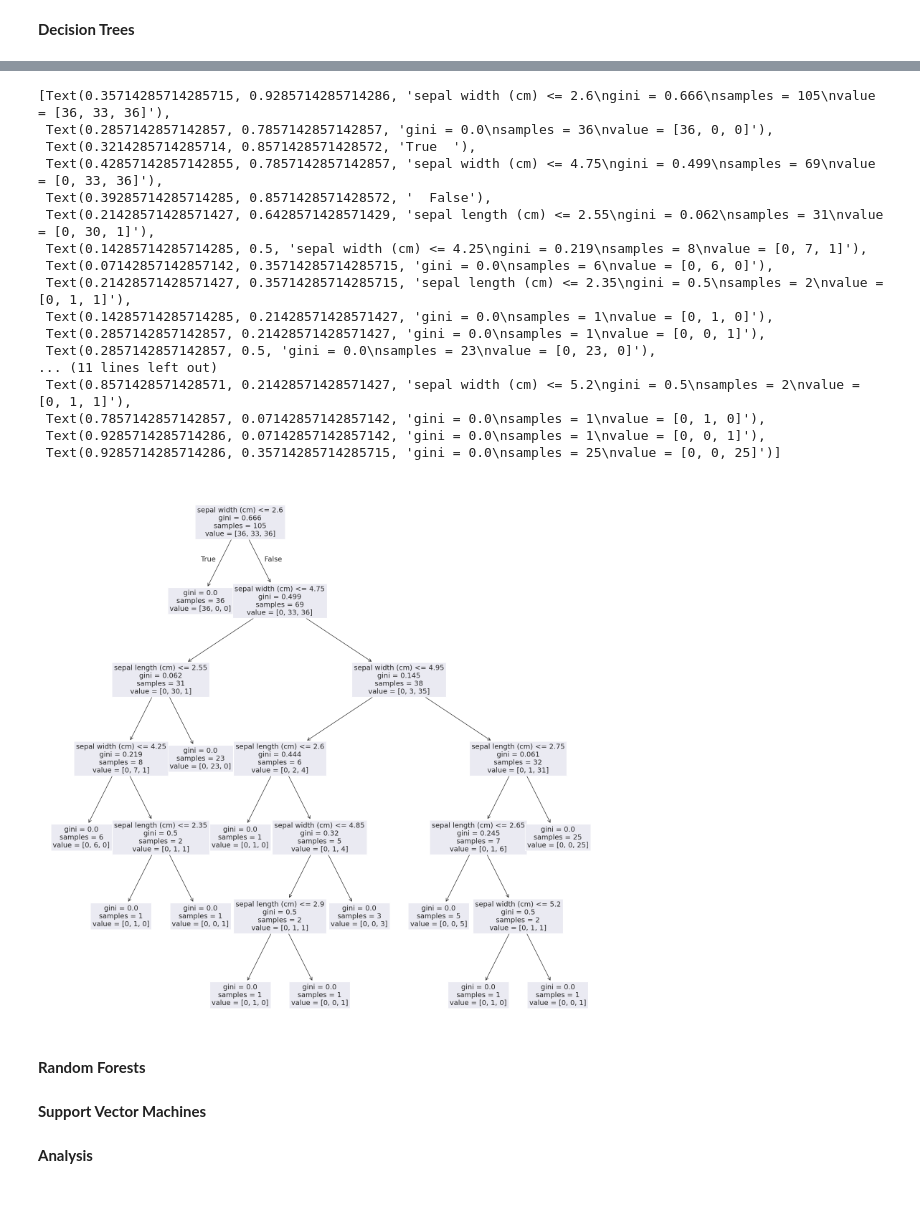
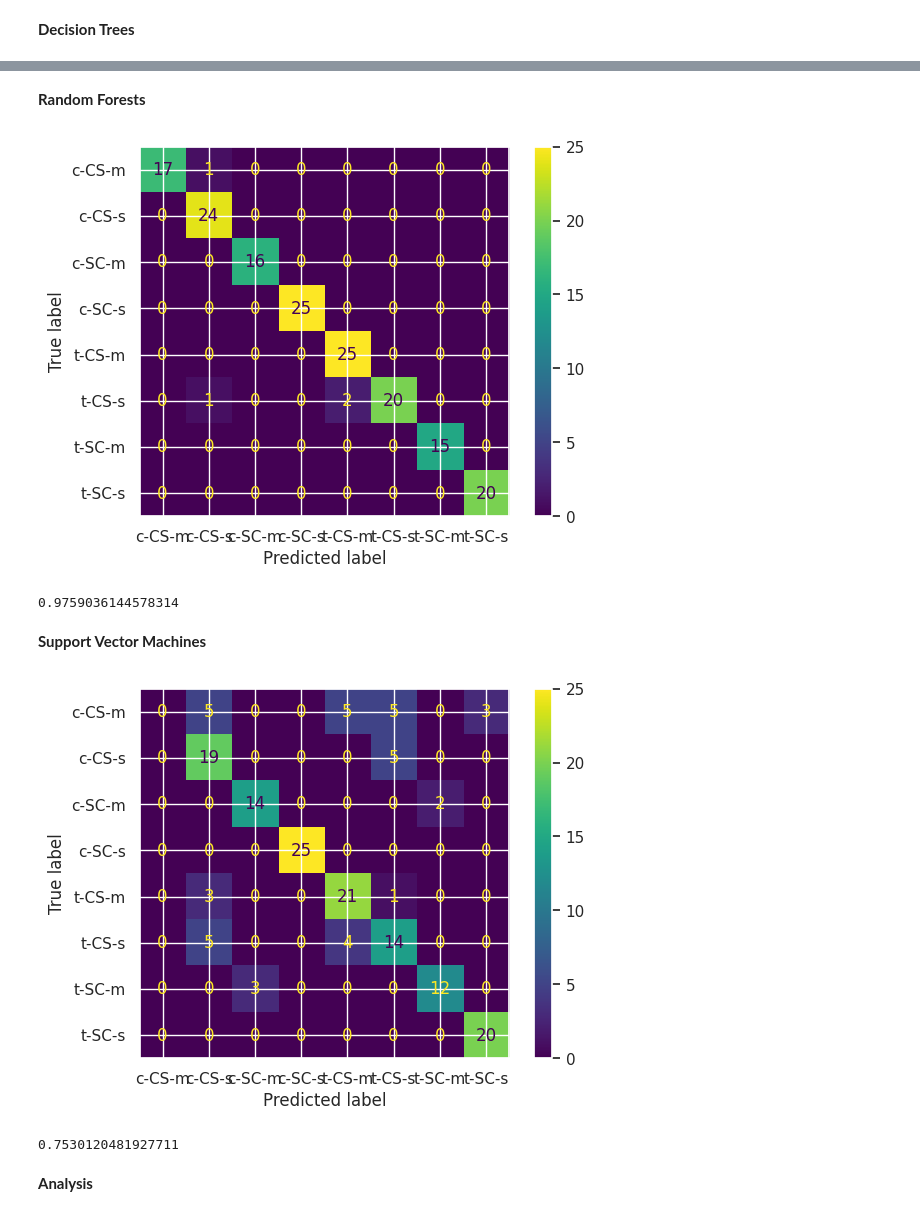
Before and after one commit to UO294665/AAIM, a Jupyter notebook: google_colab_files/Machine_Learning_Workflow.ipynb, the cells around one changed output, grey strips where cells are left out. Saved outputs shown, nothing was run; the diff lists cells and outputs as text; code cells hidden in the pictures.

```diff
--- a/google_colab_files/Machine_Learning_Workflow.ipynb
+++ b/google_colab_files/Machine_Learning_Workflow.ipynb
@@ -152,39 +151,24 @@ plt.show()
-# %%
-# Plot tree
-plt.figure(figsize=(20, 20))
-tree.plot_tree(model, feature_names=iris.feature_names, fontsize=14)
-# %% [output]
-[Text(0.35714285714285715, 0.9285714285714286, 'sepal width (cm) <= 2.6\ngini = 0.666\nsamples = 105\nvalue = [36, 33, 36]'),
- Text(0.2857142857142857, 0.7857142857142857, 'gini = 0.0\nsamples = 36\nvalue = [36, 0, 0]'),
- Text(0.3214285714285714, 0.8571428571428572, 'True  '),
- Text(0.42857142857142855, 0.7857142857142857, 'sepal width (cm) <= 4.75\ngini = 0.499\nsamples = 69\nvalue = [0, 33, 36]'),
- Text(0.39285714285714285, 0.8571428571428572, '  False'),
- Text(0.21428571428571427, 0.6428571428571429, 'sepal length (cm) <= 2.55\ngini = 0.062\nsamples = 31\nvalue = [0, 30, 1]'),
- Text(0.14285714285714285, 0.5, 'sepal width (cm) <= 4.25\ngini = 0.219\nsamples = 8\nvalue = [0, 7, 1]'),
- Text(0.07142857142857142, 0.35714285714285715, 'gini = 0.0\nsamples = 6\nvalue = [0, 6, 0]'),
- Text(0.21428571428571427, 0.35714285714285715, 'sepal length (cm) <= 2.35\ngini = 0.5\nsamples = 2\nvalue = [0, 1, 1]'),
- Text(0.14285714285714285, 0.21428571428571427, 'gini = 0.0\nsamples = 1\nvalue = [0, 1, 0]'),
- Text(0.2857142857142857, 0.21428571428571427, 'gini = 0.0\nsamples = 1\nvalue = [0, 0, 1]'),
- Text(0.2857142857142857, 0.5, 'gini = 0.0\nsamples = 23\nvalue = [0, 23, 0]'),
-... (11 lines left out)
- Text(0.8571428571428571, 0.21428571428571427, 'sepal width (cm) <= 5.2\ngini = 0.5\nsamples = 2\nvalue = [0, 1, 1]'),
- Text(0.7857142857142857, 0.07142857142857142, 'gini = 0.0\nsamples = 1\nvalue = [0, 1, 0]'),
- Text(0.9285714285714286, 0.07142857142857142, 'gini = 0.0\nsamples = 1\nvalue = [0, 0, 1]'),
- Text(0.9285714285714286, 0.35714285714285715, 'gini = 0.0\nsamples = 25\nvalue = [0, 0, 25]')]
-[figure, removed]
 # %% [markdown]
 **Random Forests**
 # %%
 # Apply Random Forests, and plot the confusion matrix, tune decision trees for best results
 from sklearn.ensemble import RandomForestClassifier
 from sklearn import tree
 model = RandomForestClassifier()
 model.fit(X_train, Y_train)
 
-ax=plt.subplot(1,1,1)
-pair=[1,3]
-xlabel=iris.feature_names[pair[0]],
-ylabel=iris.feature_names[pair[1]],
+confusion_matrix = metrics.confusion_matrix(Y_test, model.predict(X_test))
 
+# Get unique class labels from Y_test
+unique_labels = np.unique(Y_test)
 
-plot_decision_boundary(model, X_test, Y_test, ax,xlabel, ylabel, 3, iris.target_names, plot_colors)
+# Use unique_labels as display_labels
+cm_display = metrics.ConfusionMatrixDisplay(confusion_matrix = confusion_matrix, display_labels = unique_labels)
+
+cm_display.plot()
+plt.show()
+
+accuracy_score(model.predict(X_test), Y_test)
+# %% [output]
+[figure, added]
+0.9759036144578314
@@ -200,15 +180,21 @@ from sklearn import svm
 model=svm.SVC()  # when no kernel is specified, we are using linear SVM
 model.fit(X_train, Y_train)
 
-ax=plt.subplot(1,1,1)
-pair=[1,3]
-xlabel=iris.feature_names[pair[0]],
-ylabel=iris.feature_names[pair[1]],
+confusion_matrix = metrics.confusion_matrix(Y_test, model.predict(X_test))
 
+# Get unique class labels from Y_test
+unique_labels = np.unique(Y_test)
 
-plot_decision_boundary(model, X_test, Y_test, ax,xlabel, ylabel, 3, iris.target_names, plot_colors)
+# Use unique_labels as display_labels
+cm_display = metrics.ConfusionMatrixDisplay(confusion_matrix = confusion_matrix, display_labels = unique_labels)
 
-accuracy_score(model.predict(X_test),Y_test)
+cm_display.plot()
+plt.show()
+
+accuracy_score(model.predict(X_test), Y_test)
+# %% [output]
+[figure, added]
+0.7530120481927711
 # %% [markdown]
 **Analysis**
 # %%
```
Also changed, not shown: parts of 5 cells of this notebook.
